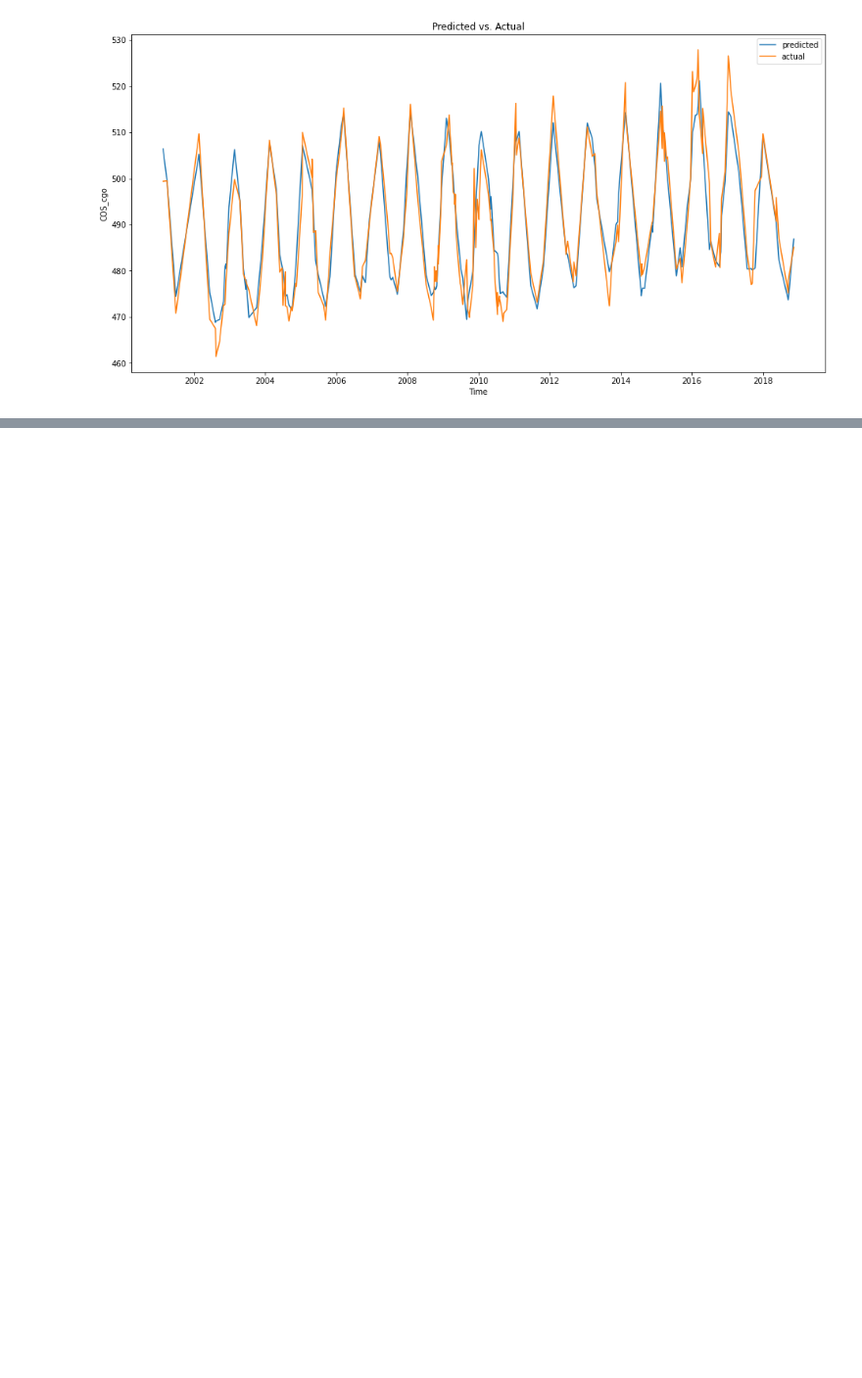
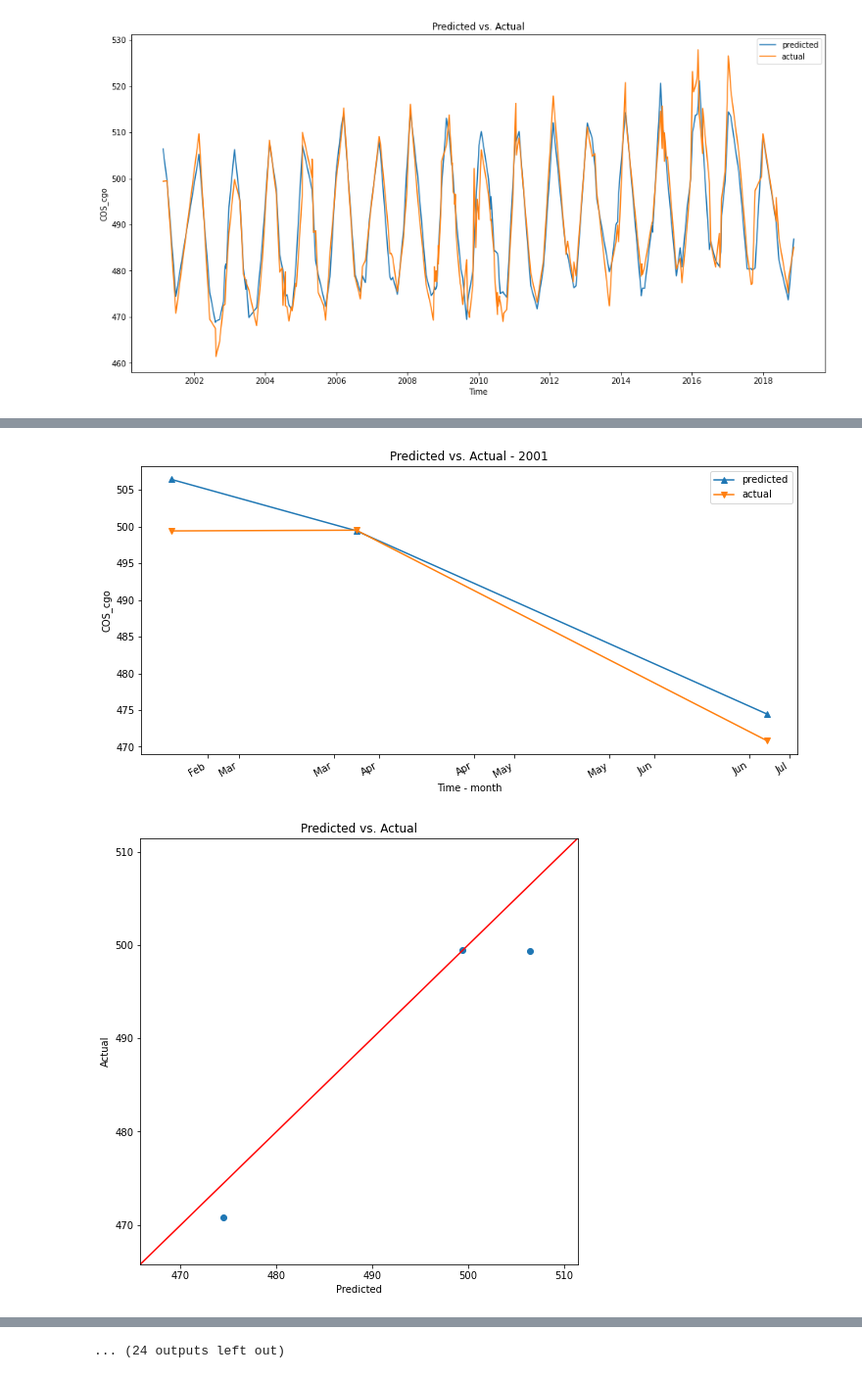
Before and after one commit to Ghinojoz/COS-Seesaw, a Jupyter notebook: Seesaw_GA2M.ipynb, the cells around one changed output, grey strips where cells are left out. Shown at 98% size. Cells and saved outputs as stored; diff of their text form; code cells hidden in the pictures; blank space fills up the shorter version.

```diff
--- a/Seesaw_GA2M.ipynb
+++ b/Seesaw_GA2M.ipynb
@@ -157,0 +173,35 @@ fig.savefig('predictedVsActualOverTime.png')
+# %%
+import math
+rmse_dict = {'year' : [], 'rmse': []}
+for year in test_by_year:
+    predicted = ebm.predict(year[2])
+    fig,ax = plt.subplots(figsize=(12,6))
+    ax.plot(year[1], predicted, '-^', label='predicted')
+    ax.plot(year[1], year[3], '-v',label='actual')
+    ax.set_title('Predicted vs. Actual - ' + str(year[0]))
+    ax.set_xlabel('Time - month')
+    ax.set_ylabel(cos_target)
+    fig.autofmt_xdate()
+    ax.xaxis.set_major_formatter(mdates.DateFormatter('%b'))
+    plt.legend()
+    plt.show()
+
+    axis_min = min(year[3].min(), min(predicted)) - 5 # pad by 5
+    axis_max = max(year[3].max(), max(predicted)) + 5 # pad by 5
+    fig, ax = plt.subplots(figsize=(8,8))
+    ax.scatter(predicted, year[3])
+    ax.set_xlabel('Predicted')
+    ax.set_ylabel('Actual')
+    ax.set_title('Predicted vs. Actual')
+    ax.plot([0,1],[0,1], color='red', transform=ax.transAxes)
+    ax.set_xlim([axis_min, axis_max])
+    ax.set_ylim([axis_min, axis_max])
+    plt.show()
+
+    mse = np.square(np.subtract(predicted, year[3])).mean()
+    rmse = math.sqrt(mse)
+    rmse_dict['year'].append(str(year[0]))
+    rmse_dict['rmse'].append(rmse)
+# %% [output]
+[figure, added]
+[figure, added]
@@ -157,0 +218 @@ fig.savefig('predictedVsActualOverTime.png')
+... (24 outputs left out)
```
Also changed, not shown: parts of 4 cells of this notebook.
